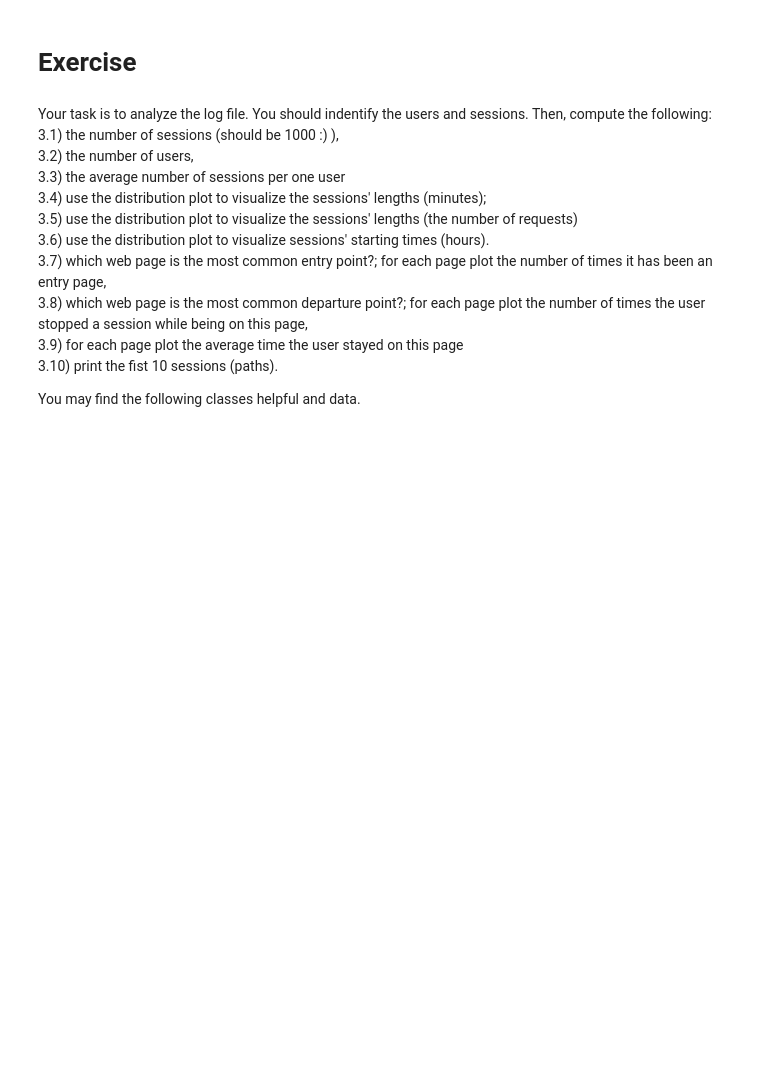
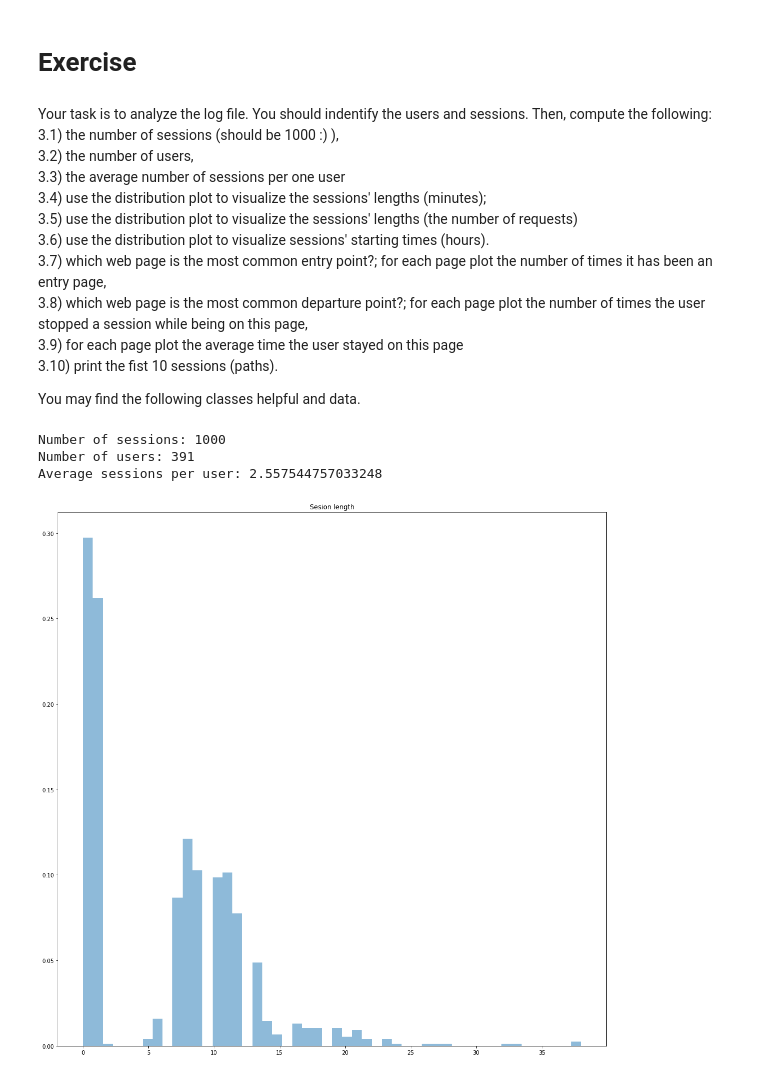
Before and after one commit to drolewski/Information-Retrieval, a Jupyter notebook: Lab10/Lab10_Logs.ipynb, the cells around one changed output. Drawn from its saved outputs; the diff is of its cells as text; code cells hidden in the pictures; blank space fills up the shorter version.

```diff
--- a/Lab10/Lab10_Logs.ipynb
+++ b/Lab10/Lab10_Logs.ipynb
@@ -102,3 +102,55 @@ LINKS = [[1, 4],
 #x_axis = np.arange(len(pages))
 #plt.bar(x_axis, data, align='center', alpha=0.5)
 #plt.xticks(y_pos, pages, rotation=90)
+# %%
+currdic = {}
+sesslist=[]
+hardthet = 2400
+hardgamm = 900
+def appendor(req, numb):
+        currdic[req.ip]={"Start":req.time, "End":req.time, "Pages":{pagetonumb[req.page]}, "Attainable":set(LINKS[pagetonumb[req.page]]),
+                              "Requests":1, "Pathway":[req.page], "Number":[numb]}
+        sesslist.append([req.ip, currdic[req.ip]])
+
+
+def addReq(req, numb):
+        if (req.ip not in currdic):
+            appendor(req, numb)
+        elif(currdic[req.ip]["Start"]<req.time-hardthet or
+             currdic[req.ip]["End"]<req.time-hardgamm or
+             pagetonumb[req.page] not in currdic[req.ip]["Attainable"]
+            ):
+            appendor(req, numb)
+        else:
+            currdic[req.ip]["End"]=req.time
+            currdic[req.ip]["Attainable"]|=set(LINKS[pagetonumb[req.page]])
+            currdic[req.ip]["Pages"]|={pagetonumb[req.page]}
+            currdic[req.ip]["Requests"]+=1
+            currdic[req.ip]["Pathway"].append(req.page)
+            currdic[req.ip]["Number"].append(numb)
+
+def counter(lst):
+    dic={}
+    for x in lst:
+        dic[x]=1 if x not in dic else dic[x]+1
+    return dic
+
+ls=[Request(l) for l in lines]
+for i, l in enumerate(ls):
+    addReq(l, i)
+users={l.ip for l in ls}
+
+print(f'Number of sessions: {len(sesslist)}')
+print(f'Number of users: {len(users)}')
+print(f'Average sessions per user: {len(sesslist)/len(users)}')
+# %% [output]
+Number of sessions: 1000
+Number of users: 391
+Average sessions per user: 2.557544757033248
+# %%
+fig, ax=plt.subplots(1, 1, figsize=(18, 18))
+ax.set_title('Sesion length')
+ax.hist([(x[1]["End"]-x[1]["Start"])//60 for x in sesslist], 50, alpha=0.5, density=True)
+plt.show()
+# %% [output]
+[figure, added]
```
Also changed, not shown: parts of 7 cells of this notebook, 1 other file.
